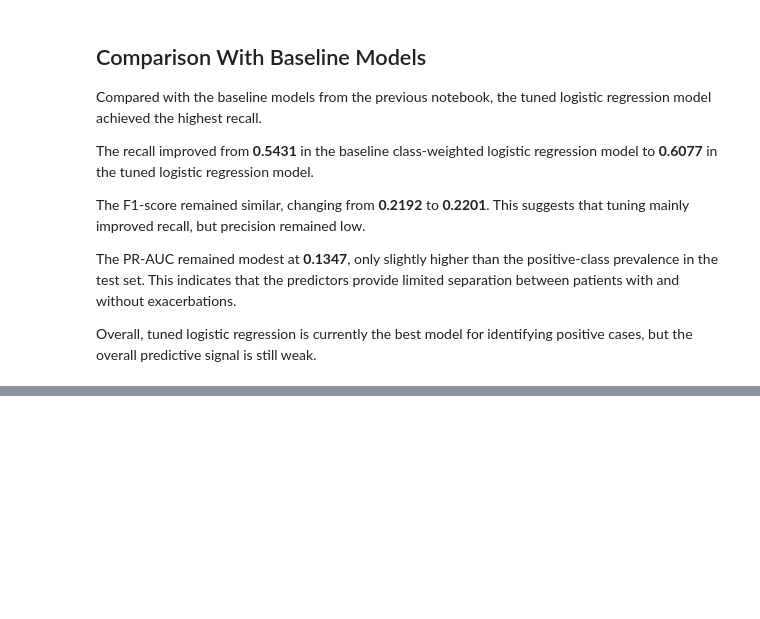
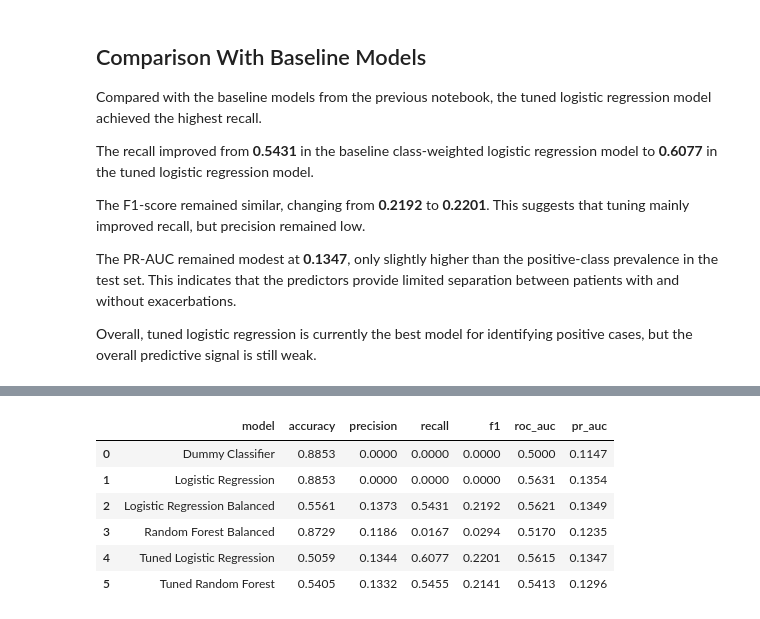
Before and after one commit to tarachd/drug-efficacy-asthma-ml, a Jupyter notebook: notebooks/04_binary_classification_model_tuning.ipynb, the cells around one changed output, grey strips where cells are left out. Drawn from its saved outputs; the diff is of its cells as text; code cells hidden in the pictures; blank space fills up the shorter version.

```diff
--- a/notebooks/04_binary_classification_model_tuning.ipynb
+++ b/notebooks/04_binary_classification_model_tuning.ipynb
@@ -474,0 +511,16 @@ Overall, tuned logistic regression is currently the best model for identifying p
+# %%
+# Evaluation of that tuned rf model
+
+best_rf = rf_grid.best_estimator_
+
+rf_tuned_test_pred = best_rf.predict(X_test)
+rf_tuned_test_proba = best_rf.predict_proba(X_test)[:, 1]
+
+rf_tuned_test_results = evaluate_classifier(
+    model_name="Tuned Random Forest",
+    y_true=y_test,
+    y_pred=rf_tuned_test_pred,
+    y_proba=rf_tuned_test_proba
+)
+
+rf_tuned_test_results
@@ -474,0 +576,20 @@ Overall, tuned logistic regression is currently the best model for identifying p
+# %%
+# Updated models comparison
+
+model_comparison = pd.concat(
+    [
+        baseline_comparison,
+        rf_tuned_test_results
+    ],
+    ignore_index=True
+)
+
+model_comparison
+# %% [output]
+|  | model | accuracy | precision | recall | f1 | roc_auc | pr_auc |
+| 0 | Dummy Classifier | 0.8853 | 0.0000 | 0.0000 | 0.0000 | 0.5000 | 0.1147 |
+| 1 | Logistic Regression | 0.8853 | 0.0000 | 0.0000 | 0.0000 | 0.5631 | 0.1354 |
+| 2 | Logistic Regression Balanced | 0.5561 | 0.1373 | 0.5431 | 0.2192 | 0.5621 | 0.1349 |
+| 3 | Random Forest Balanced | 0.8729 | 0.1186 | 0.0167 | 0.0294 | 0.5170 | 0.1235 |
+| 4 | Tuned Logistic Regression | 0.5059 | 0.1344 | 0.6077 | 0.2201 | 0.5615 | 0.1347 |
+| 5 | Tuned Random Forest | 0.5405 | 0.1332 | 0.5455 | 0.2141 | 0.5413 | 0.1296 |
```
Also changed, not shown: parts of 14 cells of this notebook.
